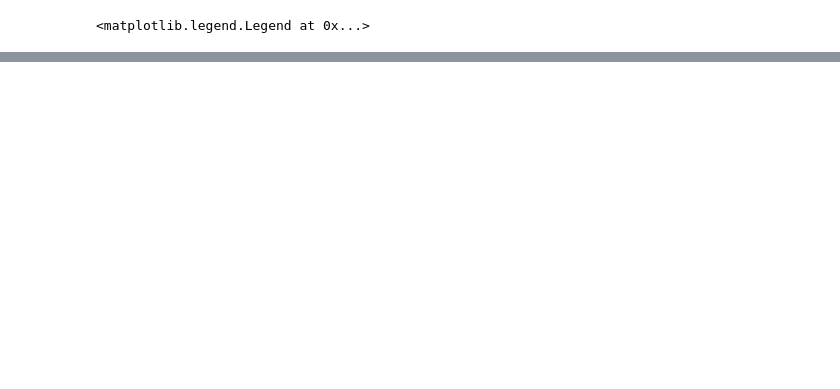
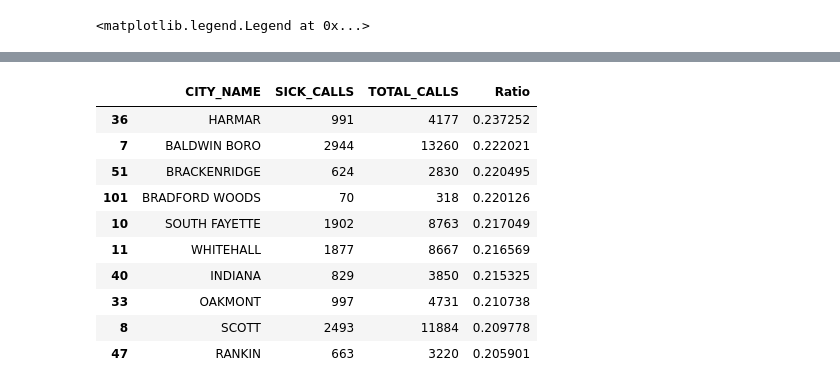
Before and after one commit to thoo/EMS-Dispatches-Pittsburgh, a Jupyter notebook: data_preprocessing.ipynb, the cells around one changed output, grey strips where cells are left out. Saved outputs shown, nothing was run; the diff lists cells and outputs as text; code cells hidden in the pictures; blank space fills up the shorter version.

```diff
--- a/data_preprocessing.ipynb
+++ b/data_preprocessing.ipynb
@@ -525,0 +588,5 @@ plt.legend(loc='lower left')
+# %%
+a=(df_ems[df_ems['DESCRIPTION_SHORT'] == 'SICK']
+  .groupby(['CITY_NAME','CALL_QUARTER']).size().reset_index(name='SICK_CALL')
+  .sort_values(by=['SICK_CALL'],ascending=False))
+a.head()
@@ -525,0 +640,2 @@ plt.legend(loc='lower left')
+# %%
+cc = pd.merge(a,aa, how='left',on='CITY_NAME')
@@ -525,0 +644,16 @@ plt.legend(loc='lower left')
+# %%
+cc.sort_values(by=['Ratio'],inplace=True,ascending=False)
+# %%
+cc.head(10)
+# %% [output]
+|  | CITY_NAME | SICK_CALLS | TOTAL_CALLS | Ratio |
+| 36 | HARMAR | 991 | 4177 | 0.237252 |
+| 7 | BALDWIN BORO | 2944 | 13260 | 0.222021 |
+| 51 | BRACKENRIDGE | 624 | 2830 | 0.220495 |
+| 101 | BRADFORD WOODS | 70 | 318 | 0.220126 |
+| 10 | SOUTH FAYETTE | 1902 | 8763 | 0.217049 |
+| 11 | WHITEHALL | 1877 | 8667 | 0.216569 |
+| 40 | INDIANA | 829 | 3850 | 0.215325 |
+| 33 | OAKMONT | 997 | 4731 | 0.210738 |
+| 8 | SCOTT | 2493 | 11884 | 0.209778 |
+| 47 | RANKIN | 663 | 3220 | 0.205901 |
```
Also changed, not shown: parts of 18 cells of this notebook, 4 other files.
